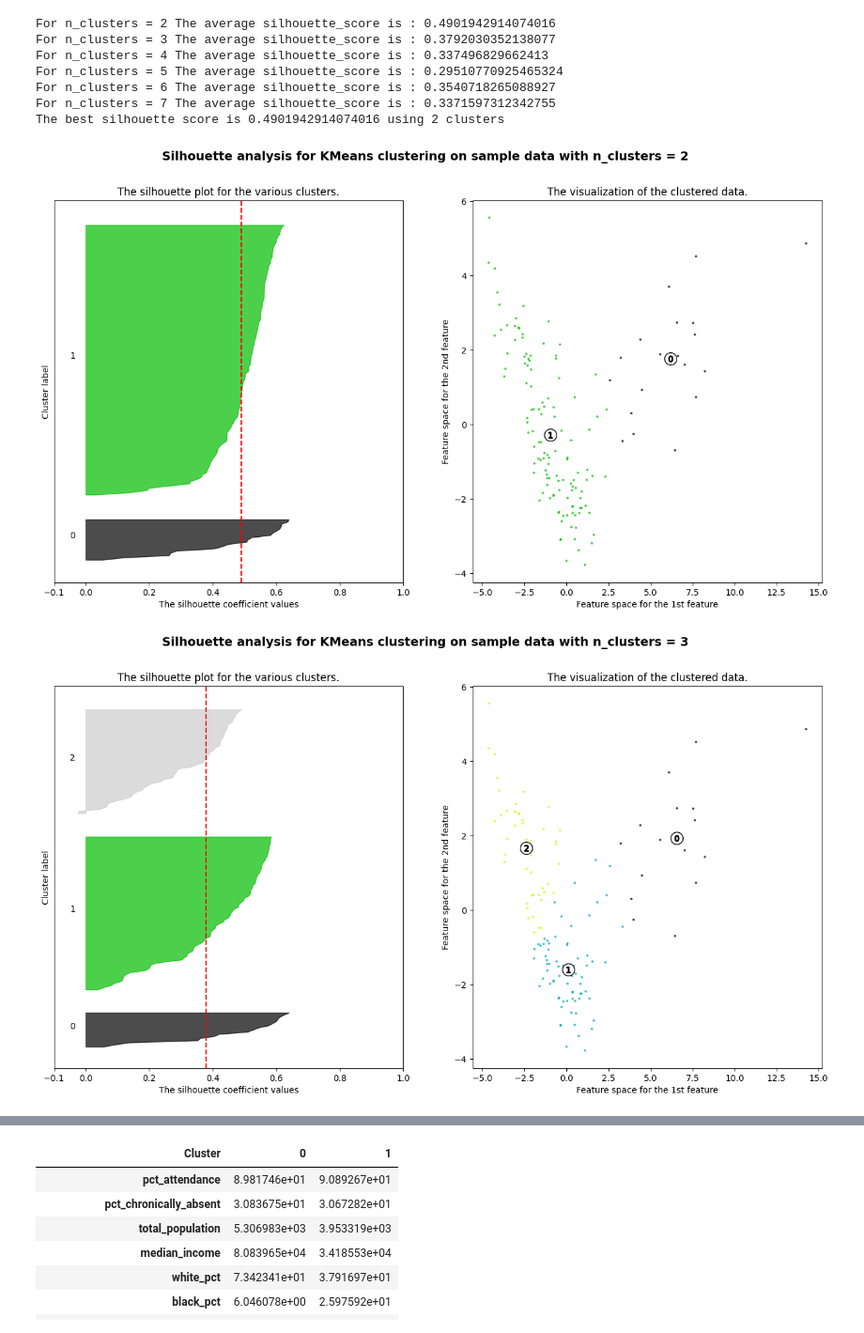
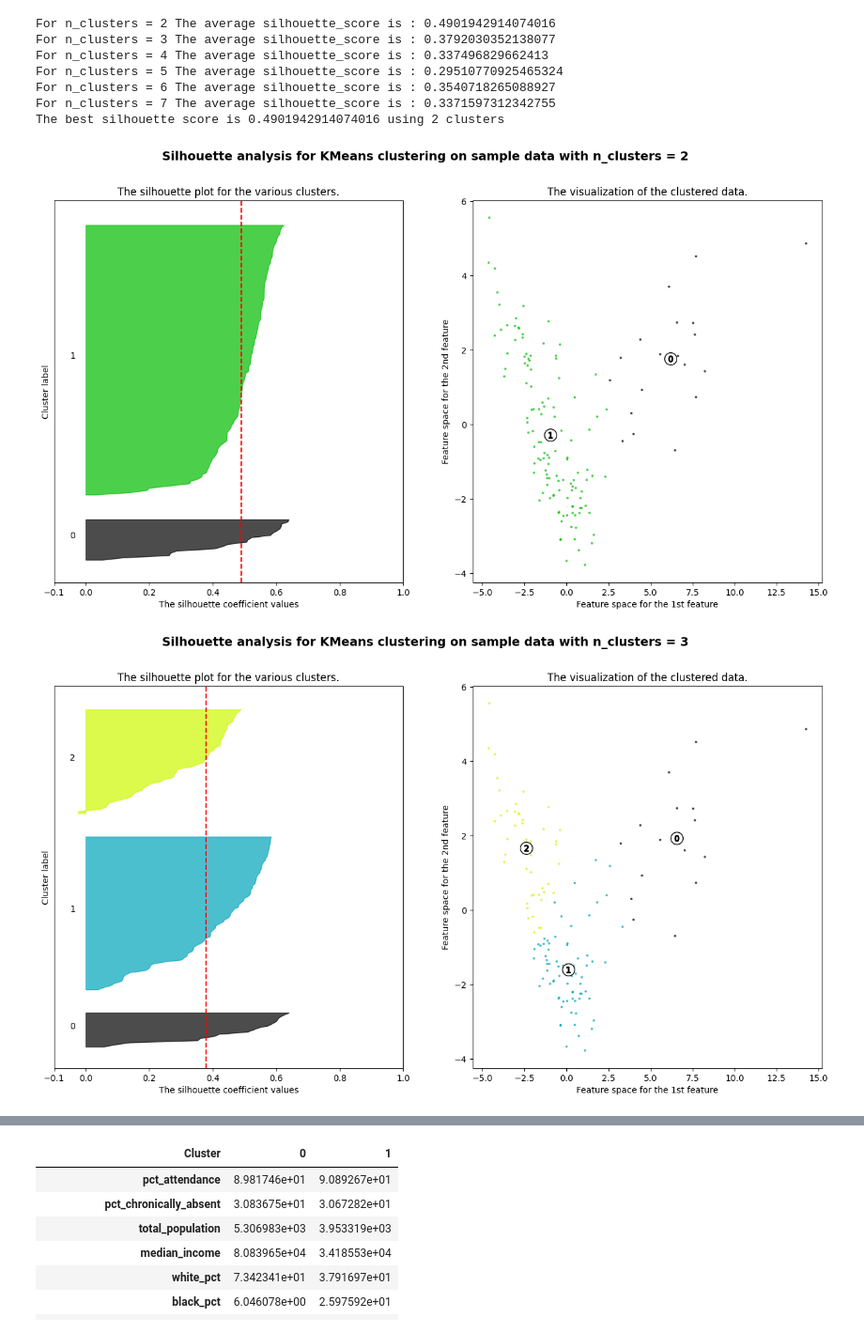
Before and after one commit to NakaFrozn/si618_final_project, a Jupyter notebook: Final_Project_Step3.ipynb, the cells around one changed output, grey strips where cells are left out. Shown at 94% size. Cells and saved outputs as stored; diff of their text form; code cells hidden in the pictures.

```diff
--- a/Final_Project_Step3.ipynb
+++ b/Final_Project_Step3.ipynb
@@ -222,8 +178,8 @@ plt.show()
 # %% [output]
 [figure]
 # %%
-# Report percent of variance explained by PCA with 5 components
-fullPipe.named_steps['pca'].n_components = 5
+# Report percent of variance explained by PCA with 4 components: chosen number of components
+fullPipe.named_steps['pca'].n_components = 4
 X_pca = fullPipe.fit_transform(X)
 evr = fullPipe.named_steps['pca'].explained_variance_ratio_
 print(f"Percent variance retained in first {numPC} PCs: {100*evr}%")
@@ -332,7 +326,7 @@ for n_clusters in range(2, 8):
         size_cluster_i = ith_cluster_silhouette_values.shape[0]
         y_upper = y_lower + size_cluster_i
 
-        color = cm.nipy_spectral(float(i) / 2)
+        color = cm.nipy_spectral(float(i) / n_clusters)
         ax1.fill_betweenx(np.arange(y_lower, y_upper),
                         0, ith_cluster_silhouette_values,
                         facecolor=color, edgecolor=color, alpha=0.7)
@@ -352,31 +346,31 @@ for n_clusters in range(2, 8):
 
     ax1.set_yticks([])  # Clear the yaxis labels / ticks
     ax1.set_xticks([-0.1, 0, 0.2, 0.4, 0.6, 0.8, 1])
 
     # 2nd Plot showing the actual clusters formed
     colors = cm.nipy_spectral(clusterLabels.astype(float) / n_clusters)
     ax2.scatter(X_pca[:, 0], X_pca[:, 1], marker='.', s=30, lw=0, alpha=0.7,
                 c=colors, edgecolor='k')
 
     # Labeling the clusters
     centers = km.cluster_centers_
     # Draw white circles at cluster centers
     ax2.scatter(centers[:, 0], centers[:, 1], marker='o',
                 c="white", alpha=1, s=200, edgecolor='k')
 
     for i, c in enumerate(centers):
         ax2.scatter(c[0], c[1], marker='$%d$' % i, alpha=1,
                     s=50, edgecolor='k')
 
     ax2.set_title("The visualization of the clustered data.")
     ax2.set_xlabel("Feature space for the 1st feature")
     ax2.set_ylabel("Feature space for the 2nd feature")
 
     plt.suptitle(("Silhouette analysis for KMeans clustering on sample data "
                     f"with n_clusters = {n_clusters}"),
                     fontsize=14, fontweight='bold')
 
     plt.show()
 # %% [output]
 [figure]
-[figure, old version]
+[figure, new version]
```
Also changed, not shown: parts of 23 cells of this notebook.
